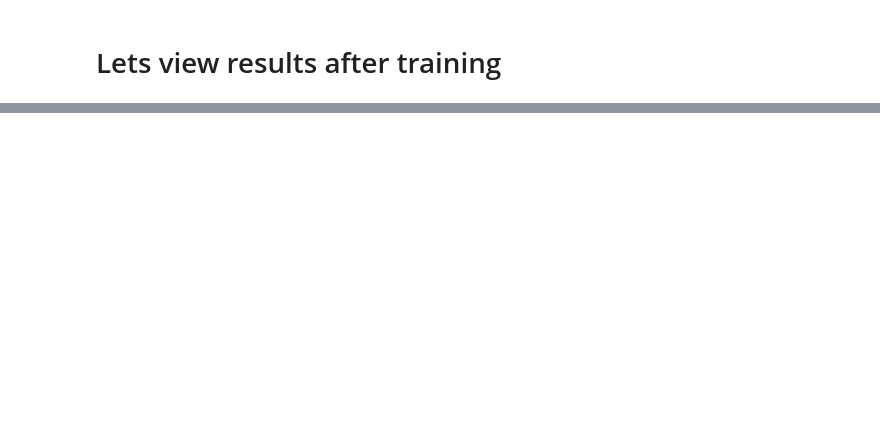
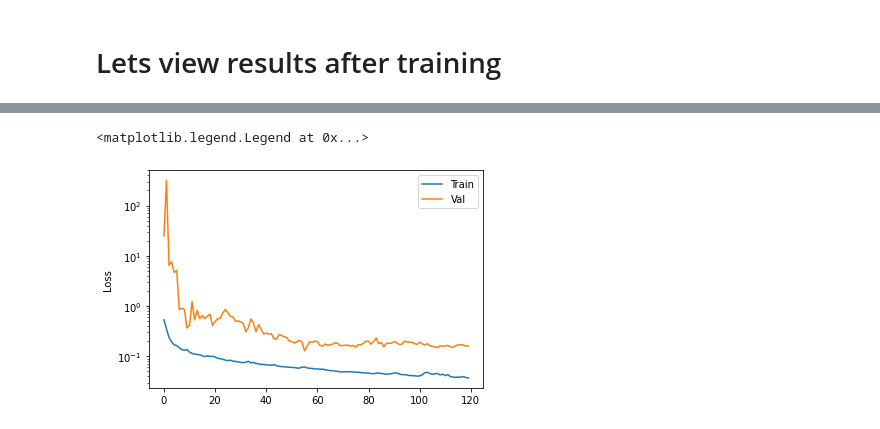
Before and after one commit to akurlej/DentalML, a Jupyter notebook: Example.ipynb, the cells around one changed output, grey strips where cells are left out. Saved outputs shown, nothing was run; the diff lists cells and outputs as text; code cells hidden in the pictures; blank space fills up the shorter version.

```diff
--- a/Example.ipynb
+++ b/Example.ipynb
@@ -31,8 +31,10 @@ for element in dataset.take(3):
     image_shape = element["image"].numpy().shape
     display_mask_image([element["image"],element["mask"]])
 
-split_point = np.ceil(len(dataset)*DATA_SPLIT)
-train = dataset.take(split_point).map(lambda x: (x["image"],x["mask"]))
-test = dataset.skip(split_point).map(lambda x: (x["image"],x["mask"]))
+dataset = [(element["image"],element["mask"]) for element in dataset]
+
+#for some reason, passing the dataset directly into the model is giving me all sorts of trouble, let us instead
+xtrain = np.array([x[0] for x in dataset])
+ytrain = np.array([x[1] for x in dataset])
 # %% [output]
 Metal device set to: Apple M1 Pro
@@ -66,10 +68,3 @@ Total params: 13,423,361
 Trainable params: 13,420,481
 Non-trainable params: 2,880
 __________________________________________________________________________________________________
-# %%
-#for some reason, passing the dataset directly into the model is giving me all sorts of trouble, let us instead
-xtrain = np.array([x[0] for x in train])
-ytrain = np.array([x[1] for x in train])
-
-xtest = np.array([x[0] for x in test])
-ytest = np.array([x[1] for x in test])
@@ -80,4 +71,4 @@ len(xtrain)
 # %%
-history = model.fit(xtrain,ytrain,validation_split = 0.1, batch_size=16,epochs=150,verbose=1)
+history = model.fit(xtrain,ytrain,validation_split = 0.1, batch_size=16,epochs=120,verbose=1)
 model.save('./trained')
 # %% [output]
@@ -118,4 +110,9 @@ display_mask_image([xtrain[0],train_predictions[0]])
 # %%
-plt.plot(history.history["loss"])
-plt.plot(history.history["val_loss"])
+plt.semilogy(history.history["loss"],label="Train")
+plt.semilogy(history.history["val_loss"],label="Val")
+plt.ylabel("Loss")
+plt.legend()
+# %% [output]
+<matplotlib.legend.Legend at 0x...>
+[figure, added]
 # %%
```
Also changed, not shown: parts of 6 cells of this notebook.
